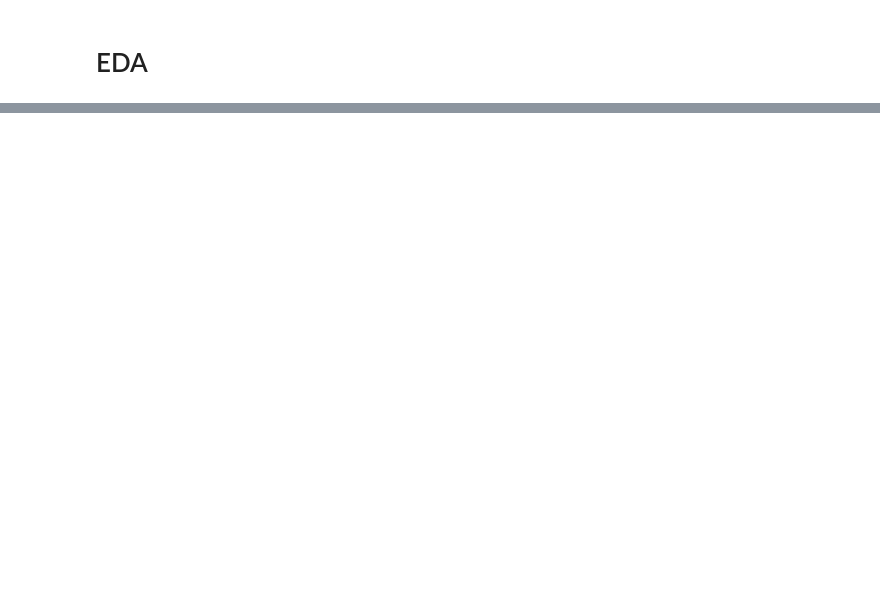
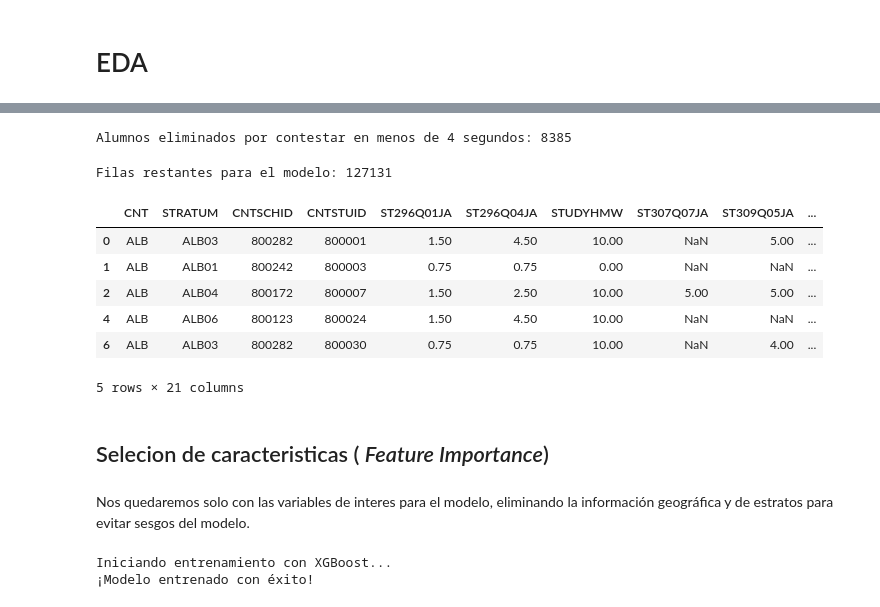
Before and after one commit to musero55/tfm_data_science, a Jupyter notebook: notebooks/fase_1_data_ingestion_eda/01_procesamiento_deberes_PISA.ipynb, the cells around one changed output, grey strips where cells are left out. Cells and saved outputs as stored; diff of their text form; code cells hidden in the pictures; blank space fills up the shorter version.

Commit message:
Se analizan las variables mas importantes relacionadas con los deberes, se utiliza XGBOOST para obtener las feature importences

```diff
--- a/notebooks/fase_1_data_ingestion_eda/01_procesamiento_deberes_PISA.ipynb
+++ b/notebooks/fase_1_data_ingestion_eda/01_procesamiento_deberes_PISA.ipynb
@@ -426,0 +486,25 @@ msno.
+# %%
+umbral_minimo_ms = 4000.0
+rapid_responders = df_analisis_deberes[df_analisis_deberes['ST296_TT'] < umbral_minimo_ms]
+print(f"Alumnos eliminados por contestar en menos de 4 segundos: {len(rapid_responders)}")
+# %% [output]
+Alumnos eliminados por contestar en menos de 4 segundos: 8385
+# %%
+df_analisis_deberes_noRP = df_analisis_deberes[df_analisis_deberes['ST296_TT'] >= umbral_minimo_ms].copy()
+print(f"Filas restantes para el modelo: {df_analisis_deberes_noRP.shape[0]}")
+# %% [output]
+Filas restantes para el modelo: 127131
+# %%
+df_analisis_deberes_noRP.head()
+# %% [output]
+|  | CNT | STRATUM | CNTSCHID | CNTSTUID | ST296Q01JA | ST296Q04JA | STUDYHMW | ST307Q07JA | ST309Q05JA | ... |
+| 0 | ALB | ALB03 | 800282 | 800001 | 1.50 | 4.50 | 10.00 | NaN | 5.00 | ... |
+| 1 | ALB | ALB01 | 800242 | 800003 | 0.75 | 0.75 | 0.00 | NaN | NaN | ... |
+| 2 | ALB | ALB04 | 800172 | 800007 | 1.50 | 2.50 | 10.00 | 5.00 | 5.00 | ... |
+| 4 | ALB | ALB06 | 800123 | 800024 | 1.50 | 4.50 | 10.00 | NaN | NaN | ... |
+| 6 | ALB | ALB03 | 800282 | 800030 | 0.75 | 0.75 | 10.00 | NaN | 4.00 | ... |
+5 rows × 21 columns
+# %% [markdown]
+## Selecion de caracteristicas ( _Feature Importance_)
+# %% [markdown]
+Nos quedaremos solo con las variables de interes para el modelo, eliminando la información geográfica y de estratos para evitar sesgos del modelo.
@@ -426,0 +526,10 @@ msno.
+# %%
+
+modelo_deberes = xgb.XGBRegressor(
+    n_estimators=100, max_depth=5, random_state=42, tree_method='hist'
+)
+
+modelo_deberes.fit(features, target, sample_weight=pesos)
+# %% [output]
+Iniciando entrenamiento con XGBoost...
+¡Modelo entrenado con éxito!
```
Also changed, not shown: parts of 25 cells of this notebook, 4 other files.
